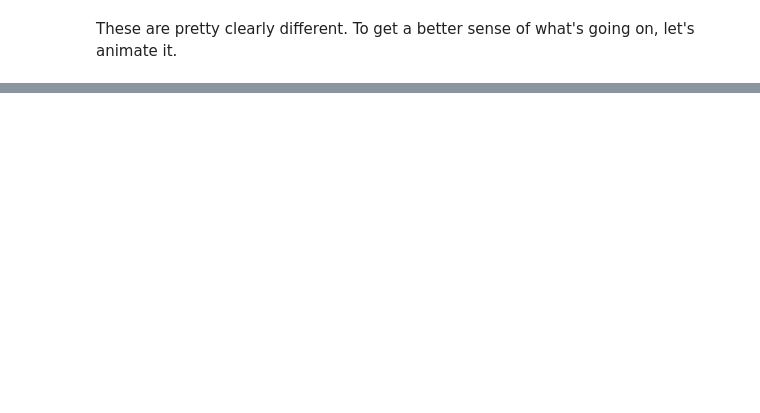
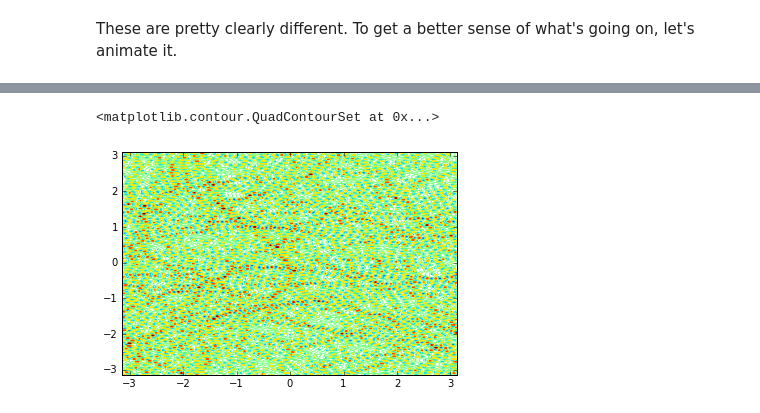
Before and after one commit to tachycline/layercode, a Jupyter notebook: 00 Some first steps.ipynb, the cells around one changed output, grey strips where cells are left out. Saved outputs shown, nothing was run; the diff lists cells and outputs as text; code cells hidden in the pictures; blank space fills up the shorter version.

```diff
--- a/00 Some first steps.ipynb
+++ b/00 Some first steps.ipynb
@@ -375,0 +443,8 @@ psihat = np.zeros((nx,int(ny/2+1)), dtype=complex)
+# %%
+unforced = flow(w=0.0)
+
+phases = np.random.uniform(-np.pi, np.pi, size=unforced.qhat.shape)
+
+forcing = np.zeros_like(unforced.qhat, dtype=complex)
+forcing[np.abs(unforced.ksq - unforced.kmax**2/9) < 3e-11] = 1.0
+forcing *= np.cos(phases) + np.sin(phases)*(0.0+1.0j)
@@ -375,0 +471,6 @@ psihat = np.zeros((nx,int(ny/2+1)), dtype=complex)
+# %%
+junk = np.fft.irfft2(forcing)
+plt.contour(unforced.xx, unforced.yy, junk)
+# %% [output]
+<matplotlib.contour.QuadContourSet at 0x...>
+[figure, added]
```
Also changed, not shown: parts of 22 cells of this notebook.
